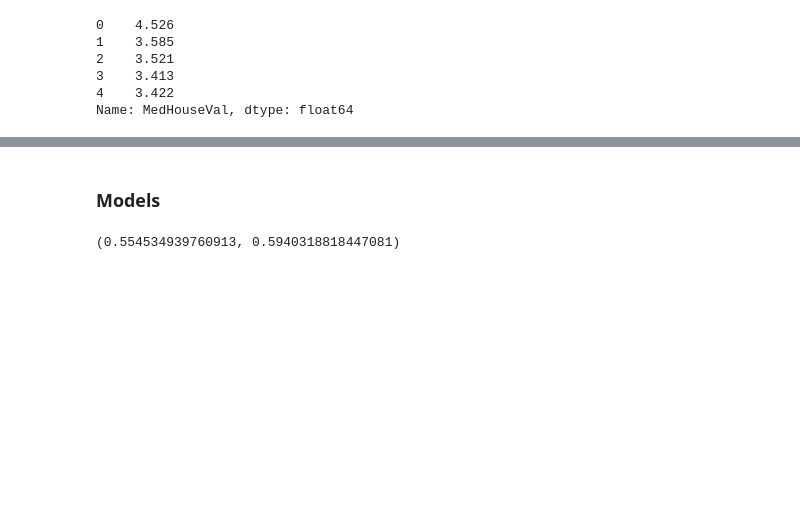
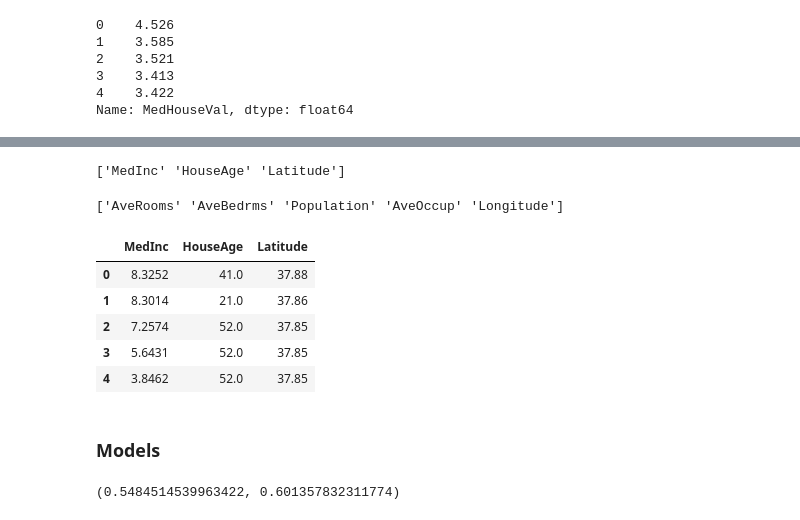
Before and after one commit to apsankaran/SportsBetting, a Jupyter notebook: SportsBetting.ipynb, the cells around one changed output, grey strips where cells are left out. Saved outputs shown, nothing was run; the diff lists cells and outputs as text; code cells hidden in the pictures; blank space fills up the shorter version.

```diff
--- a/SportsBetting.ipynb
+++ b/SportsBetting.ipynb
@@ -42,3 +46,6 @@ def hit(line, prediction, actual):
 
 from sklearn.datasets import fetch_california_housing
 X, y = fetch_california_housing(return_X_y=True, as_frame=True)
+# %%
+features = fetch_california_housing()['feature_names']
+features
@@ -62,0 +81,11 @@ Name: MedHouseVal, dtype: float64
+# %%
+feature_selection_pipeline = Pipeline([
+    ('scaler',StandardScaler()),
+    ('model',Lasso())
+])
+# %%
+search = GridSearchCV(feature_selection_pipeline,
+                      {'model__alpha':np.arange(0.1,10,0.1)},
+                      cv = 5, scoring="neg_mean_squared_error",verbose=3
+                     )
+search.fit(X,y)
@@ -63,3 +143,25 @@ Name: MedHouseVal, dtype: float64
+# %%
+coefficients = search.best_estimator_.named_steps['model'].coef_
+importance = np.abs(coefficients)
+selected_features = np.array(features)[importance > 0]
+print(selected_features)
+# %% [output]
+['MedInc' 'HouseAge' 'Latitude']
+# %%
+unselected_features = np.array(features)[importance == 0]
+print(unselected_features)
+# %% [output]
+['AveRooms' 'AveBedrms' 'Population' 'AveOccup' 'Longitude']
+# %%
+X = X[selected_features]
+X.head(5)
+# %% [output]
+|  | MedInc | HouseAge | Latitude |
+| 0 | 8.3252 | 41.0 | 37.88 |
+| 1 | 8.3014 | 21.0 | 37.86 |
+| 2 | 7.2574 | 52.0 | 37.85 |
+| 3 | 5.6431 | 52.0 | 37.85 |
+| 4 | 3.8462 | 52.0 | 37.85 |
 # %% [markdown]
 ### Models
 # %%
@@ -67,4 +169,4 @@ Name: MedHouseVal, dtype: float64
 
 print(train_and_test_model(MLPRegressor, X, y))
 # %% [output]
-(0.554534939760913, 0.5940318818447081)
+(0.5484514539963422, 0.601357832311774)
```
Also changed, not shown: parts of 4 cells of this notebook.
